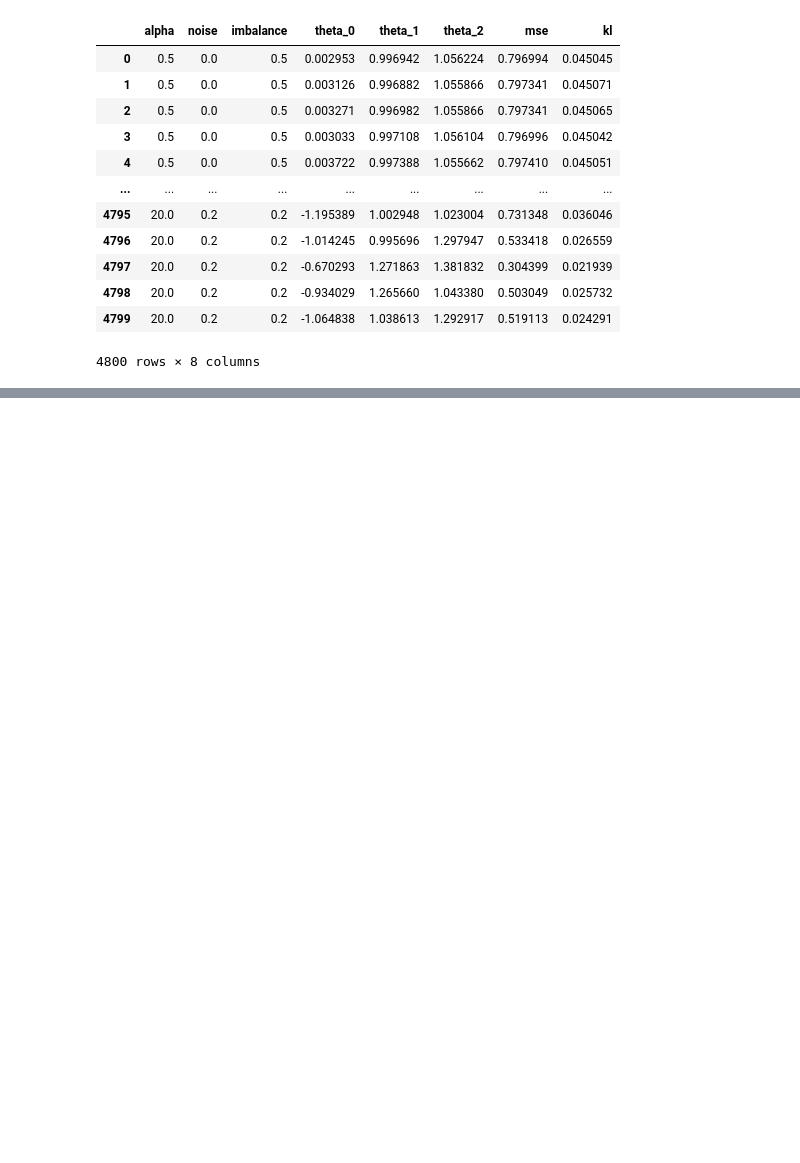
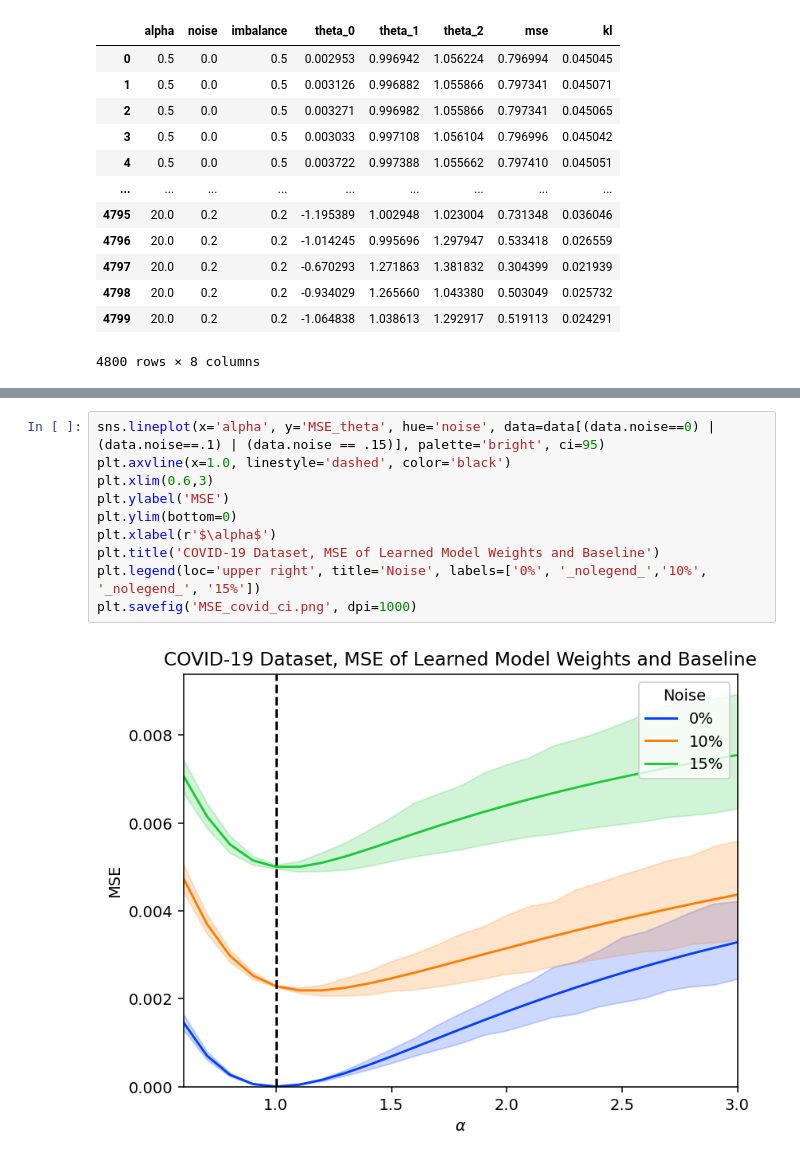
Before and after one commit to SankarLab/Alpha-Loss-GMM-Analysis, a Jupyter notebook: gmm_analysis.ipynb, the cells around one changed output, grey strips where cells are left out. Drawn from its saved outputs; the diff is of its cells as text; blank space fills up the shorter version.

```diff
--- a/gmm_analysis.ipynb
+++ b/gmm_analysis.ipynb
@@ -272,0 +311,12 @@ plt.axvline(x=1.0, linestyle='dashed', color='black')
+# %%
+sns.lineplot(x='alpha', y='MSE_theta', hue='noise', data=data[(data.noise==0) | (data.noise==.1) | (data.noise == .15)], palette='bright', ci=95)
+plt.axvline(x=1.0, linestyle='dashed', color='black')
+plt.xlim(0.6,3)
+plt.ylabel('MSE')
+plt.ylim(bottom=0)
+plt.xlabel(r'$\alpha$')
+plt.title('COVID-19 Dataset, MSE of Learned Model Weights and Baseline')
+plt.legend(loc='upper right', title='Noise', labels=['0%', '_nolegend_','10%', '_nolegend_', '15%'])
+plt.savefig('MSE_covid_ci.png', dpi=1000)
+# %% [output]
+[figure, added]
```
Also changed, not shown: parts of 12 cells of this notebook, 4 other files.
